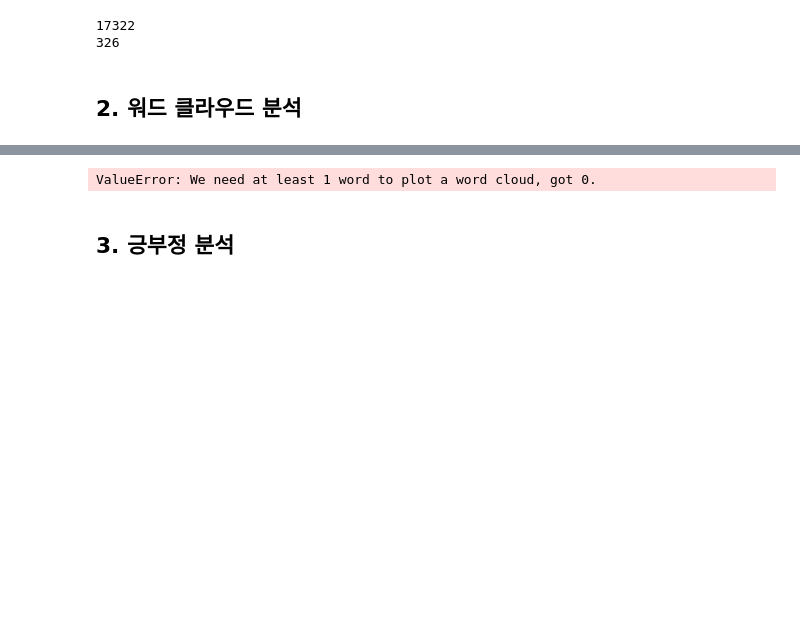
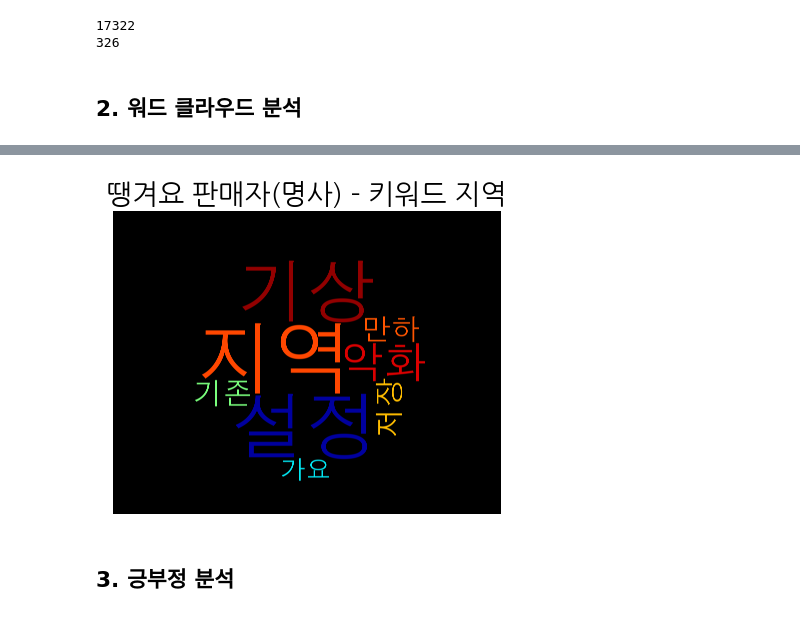
Before and after one commit to walker0625/eda-google-playstore-review, a Jupyter notebook: eda-ddangyo.ipynb, the cells around one changed output, grey strips where cells are left out. Saved outputs shown, nothing was run; the diff lists cells and outputs as text; code cells hidden in the pictures; blank space fills up the shorter version.

```diff
--- a/eda-ddangyo.ipynb
+++ b/eda-ddangyo.ipynb
@@ -163,17 +164,17 @@ make_word_cloud(sel_word_list, 50, '땡겨요 판매자(명사)')
 # %%
 # 판매자 리뷰 중에서 특정 키워드가 들어간 리뷰들 워드 클라우드
 
-sel_keyword = '상품권'
+sel_keyword = '지역'
 sel_keyword_list = sel_data.loc[sel_data['content'].str.contains(sel_keyword),:]['content']
 
 sel_keyword_word_list = make_word_list(sel_keyword_list)
 
 make_word_cloud(sel_keyword_word_list, 50, f'땡겨요 판매자(명사) - 키워드 {sel_keyword}')
 # ⇒ 주목할 키워드 : 먹통, 종료, 위험, 유출
 # → 전체 키워드에 비해 상품권에서 더 강한 시스템 오류에 대한 불만을
 #      ‘종료’ ‘먹통’ 등의 키워드를 통해 알 수 있음 : 전반적 시스템 확인 필요
 # %% [output]
-ValueError: We need at least 1 word to plot a word cloud, got 0.
+[figure, added]
 # %% [markdown]
 ## 3. 긍부정 분석
 # %%
```
Also changed, not shown: parts of 10 cells of this notebook, 17 other files.
